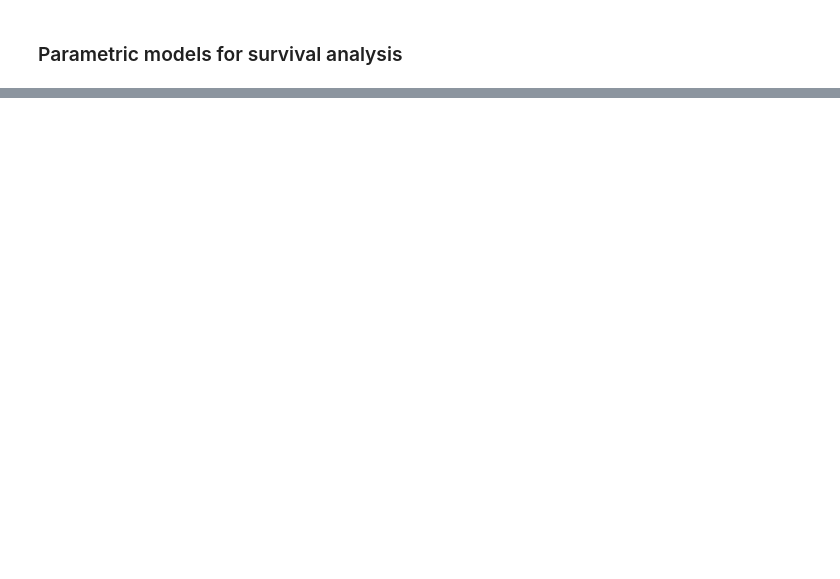
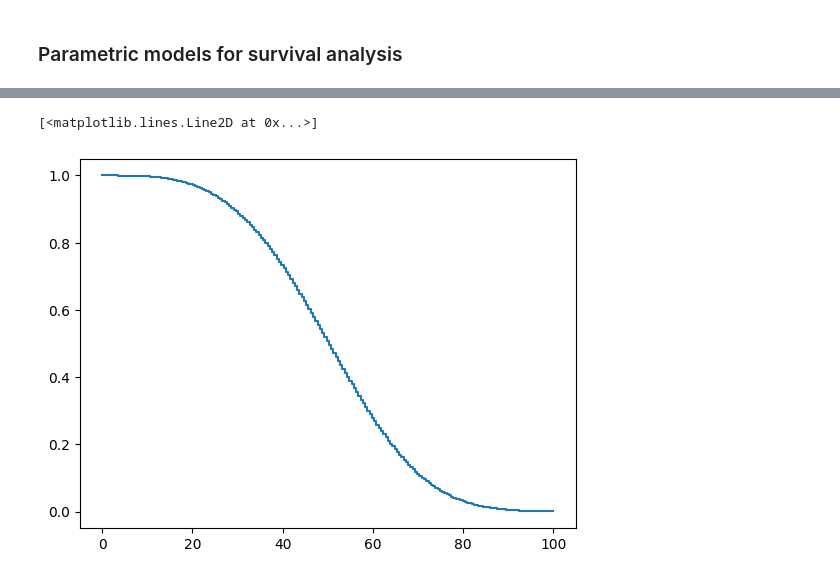
Before and after one commit to davidzhao1015/survival-analysis-case-example, a Jupyter notebook: survival-analysis-reproduce.ipynb, the cells around one changed output, grey strips where cells are left out. Drawn from its saved outputs; the diff is of its cells as text; code cells hidden in the pictures; blank space fills up the shorter version.

```diff
--- a/survival-analysis-reproduce.ipynb
+++ b/survival-analysis-reproduce.ipynb
@@ -223,0 +280,4 @@ spf.plot_cumulative_hazard(ax=axes[2][1])
+# %%
+timeline = np.linspace(0, 100, 200) # Create a timeline between 0 and 100 days with 200 intervals
+# %%
+wbf_extrapolate = WeibullFitter().fit(T_1, E_1)
@@ -223,0 +296,8 @@ spf.plot_cumulative_hazard(ax=axes[2][1])
+# %%
+# Estimate the survival function at the timeline points
+weibull_surv_est = wbf_extrapolate.survival_function_at_times(timeline)
+weibull_harzard_est = wbf_extrapolate.hazard_at_times(timeline) # Estimate the hazard function at the timeline points
+weibull_cumulative_est = wbf_extrapolate.cumulative_hazard_at_times(timeline) # Estimate the cumulative hazard function at the timeline points
+
+
+print(weibull_surv_est)
@@ -223,0 +317,6 @@ spf.plot_cumulative_hazard(ax=axes[2][1])
+# %%
+# Plot the survival function
+plt.step(timeline, weibull_surv_est, where="post")
+# %% [output]
+[<matplotlib.lines.Line2D at 0x...>]
+[figure, added]
```
Also changed, not shown: parts of 33 cells of this notebook.
